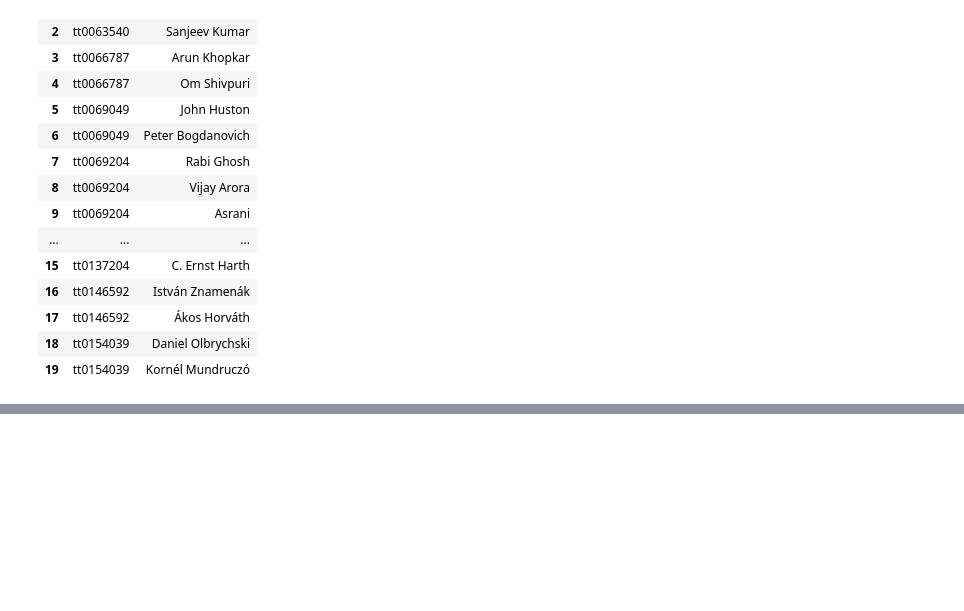
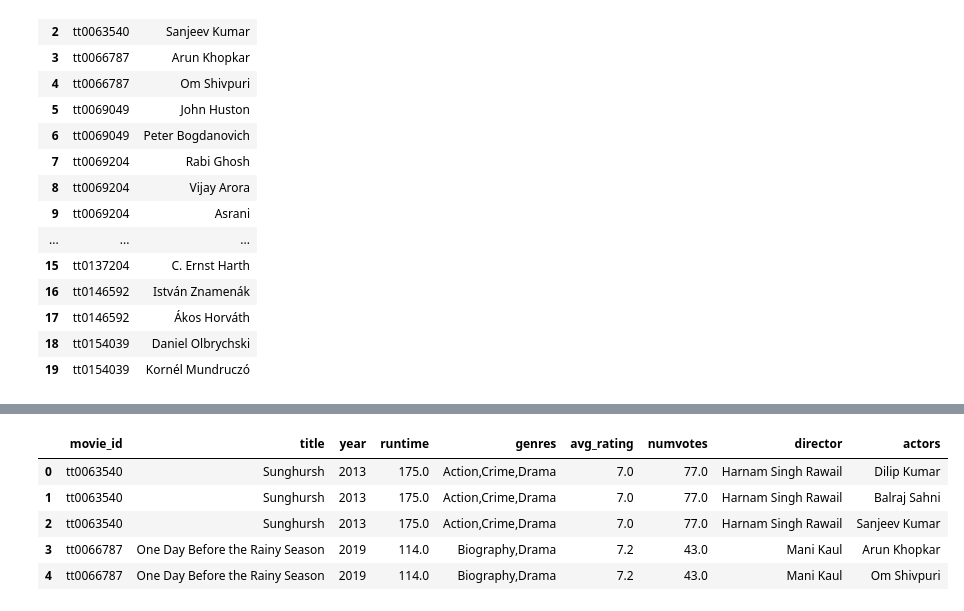
Before and after one commit to Wangari-web/dsc-phase-1-project-v2-4, a Jupyter notebook: student.ipynb, the cells around one changed output, grey strips where cells are left out. Drawn from its saved outputs; the diff is of its cells as text; code cells hidden in the pictures; blank space fills up the shorter version.

```diff
--- a/student.ipynb
+++ b/student.ipynb
@@ -347,3 +347,6 @@ actors.head(20)
 | 17 | tt0146592 | Ákos Horváth |
 | 18 | tt0154039 | Daniel Olbrychski |
 | 19 | tt0154039 | Kornél Mundruczó |
+# %%
+#merge the dataframe containing movie information with that containing directord
+merged_df_directors = pd.merge(movie_basics_ratings_merge ,directors, how = 'left', on = 'movie_id')
@@ -349,0 +362,11 @@ actors.head(20)
+# %%
+sql_df = pd.merge(merged_df_directors, actors, how = 'left', on = 'movie_id')
+# %%
+sql_df.head()
+# %% [output]
+|  | movie_id | title | year | runtime | genres | avg_rating | numvotes | director | actors |
+| 0 | tt0063540 | Sunghursh | 2013 | 175.0 | Action,Crime,Drama | 7.0 | 77.0 | Harnam Singh Rawail | Dilip Kumar |
+| 1 | tt0063540 | Sunghursh | 2013 | 175.0 | Action,Crime,Drama | 7.0 | 77.0 | Harnam Singh Rawail | Balraj Sahni |
+| 2 | tt0063540 | Sunghursh | 2013 | 175.0 | Action,Crime,Drama | 7.0 | 77.0 | Harnam Singh Rawail | Sanjeev Kumar |
+| 3 | tt0066787 | One Day Before the Rainy Season | 2019 | 114.0 | Biography,Drama | 7.2 | 43.0 | Mani Kaul | Arun Khopkar |
+| 4 | tt0066787 | One Day Before the Rainy Season | 2019 | 114.0 | Biography,Drama | 7.2 | 43.0 | Mani Kaul | Om Shivpuri |
```
Also changed, not shown: parts of 6 cells of this notebook.
